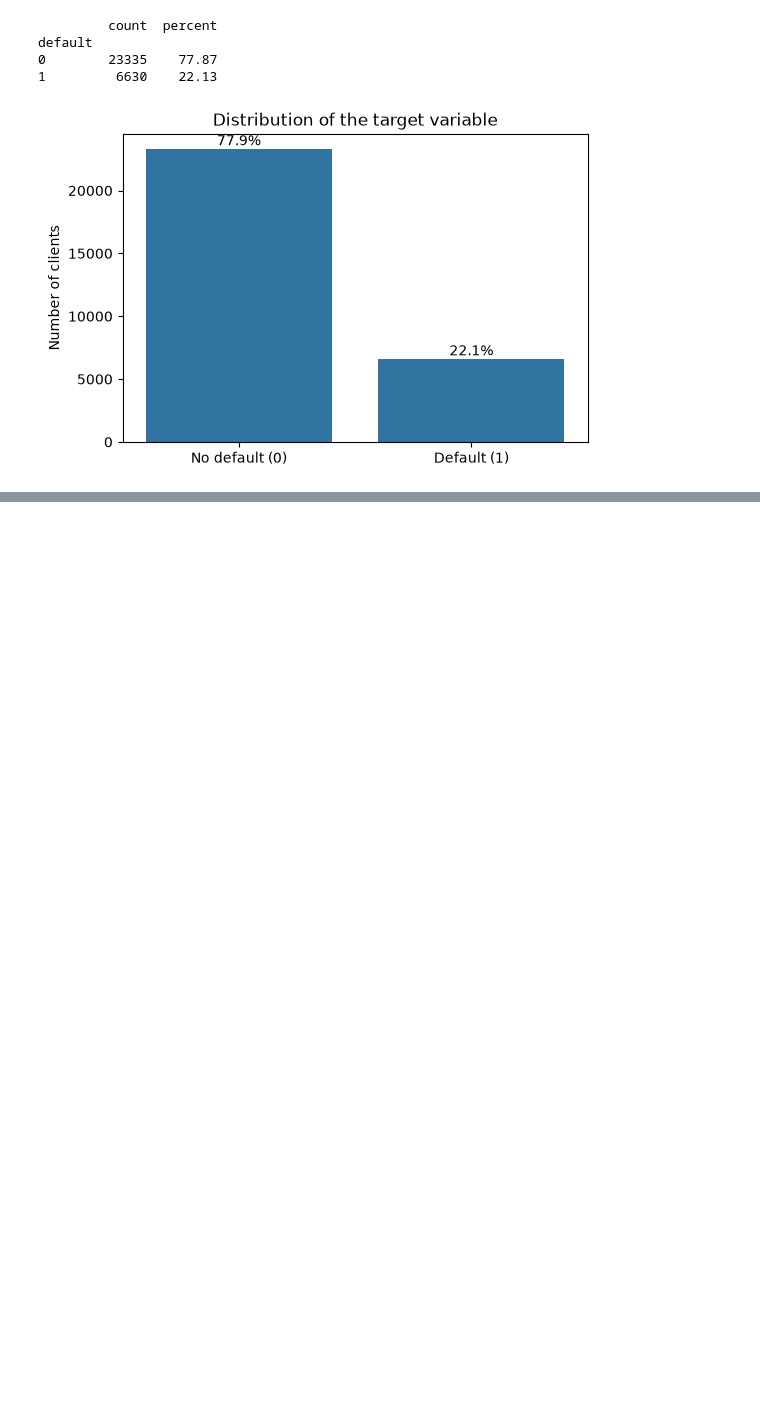
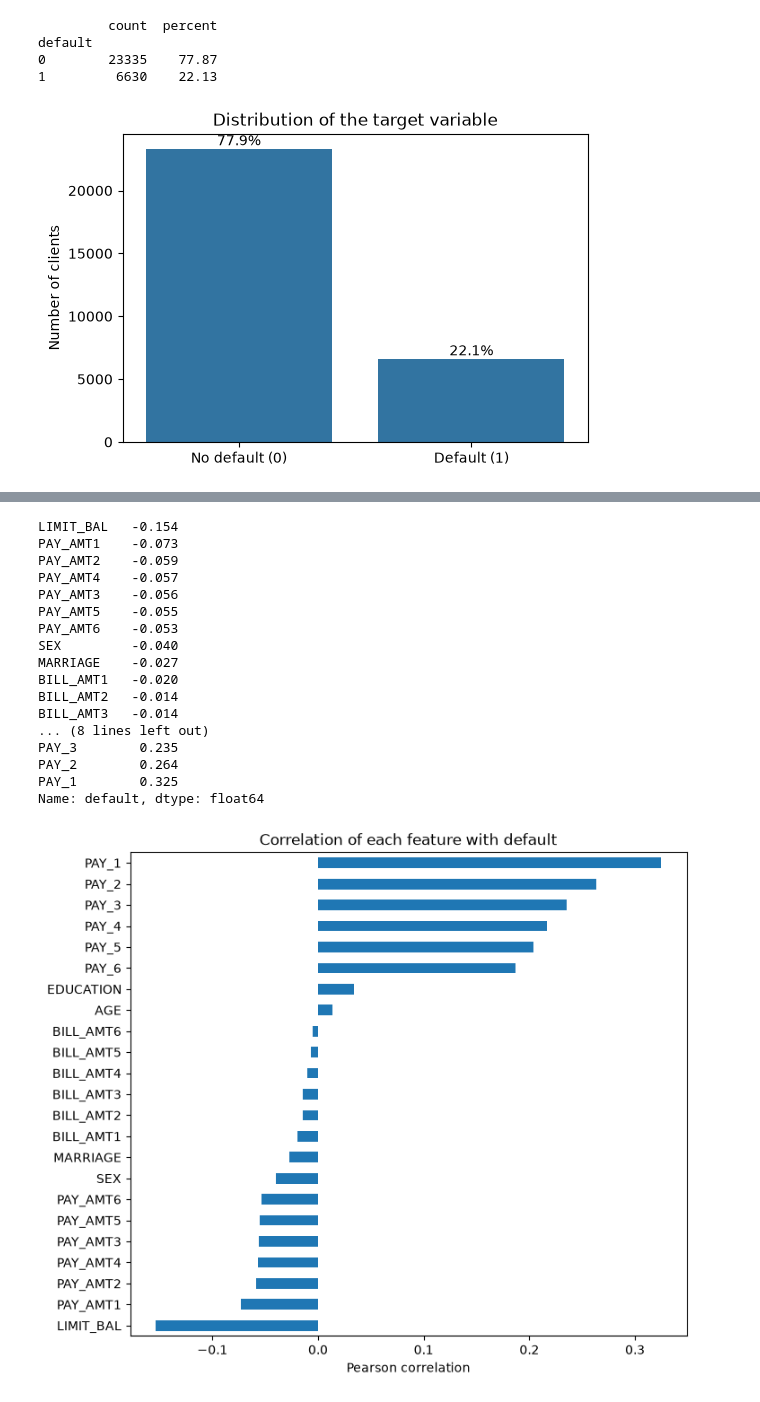
Before and after one commit to ballantimichele-cloud/credit-default-prediction, a Jupyter notebook: notebooks/01_eda.ipynb, the cells around one changed output, grey strips where cells are left out. Cells and saved outputs as stored; diff of their text form; code cells hidden in the pictures; blank space fills up the shorter version.

```diff
--- a/notebooks/01_eda.ipynb
+++ b/notebooks/01_eda.ipynb
@@ -114,0 +199,30 @@ default
+# %%
+# Correlation of each feature with the target
+target_corr = corr["default"].drop("default").sort_values()
+print(target_corr.round(3))
+
+plt.figure(figsize=(8, 7))
+target_corr.plot(kind="barh")
+plt.title("Correlation of each feature with default")
+plt.xlabel("Pearson correlation")
+plt.savefig("../figures/correlation_with_target.png", dpi=300, bbox_inches="tight")
+plt.show()
+# %% [output]
+LIMIT_BAL   -0.154
+PAY_AMT1    -0.073
+PAY_AMT2    -0.059
+PAY_AMT4    -0.057
+PAY_AMT3    -0.056
+PAY_AMT5    -0.055
+PAY_AMT6    -0.053
+SEX         -0.040
+MARRIAGE    -0.027
+BILL_AMT1   -0.020
+BILL_AMT2   -0.014
+BILL_AMT3   -0.014
+... (8 lines left out)
+PAY_3        0.235
+PAY_2        0.264
+PAY_1        0.325
+Name: default, dtype: float64
+[figure, added]
```
Also changed, not shown: parts of 11 cells of this notebook, 5 other files.
